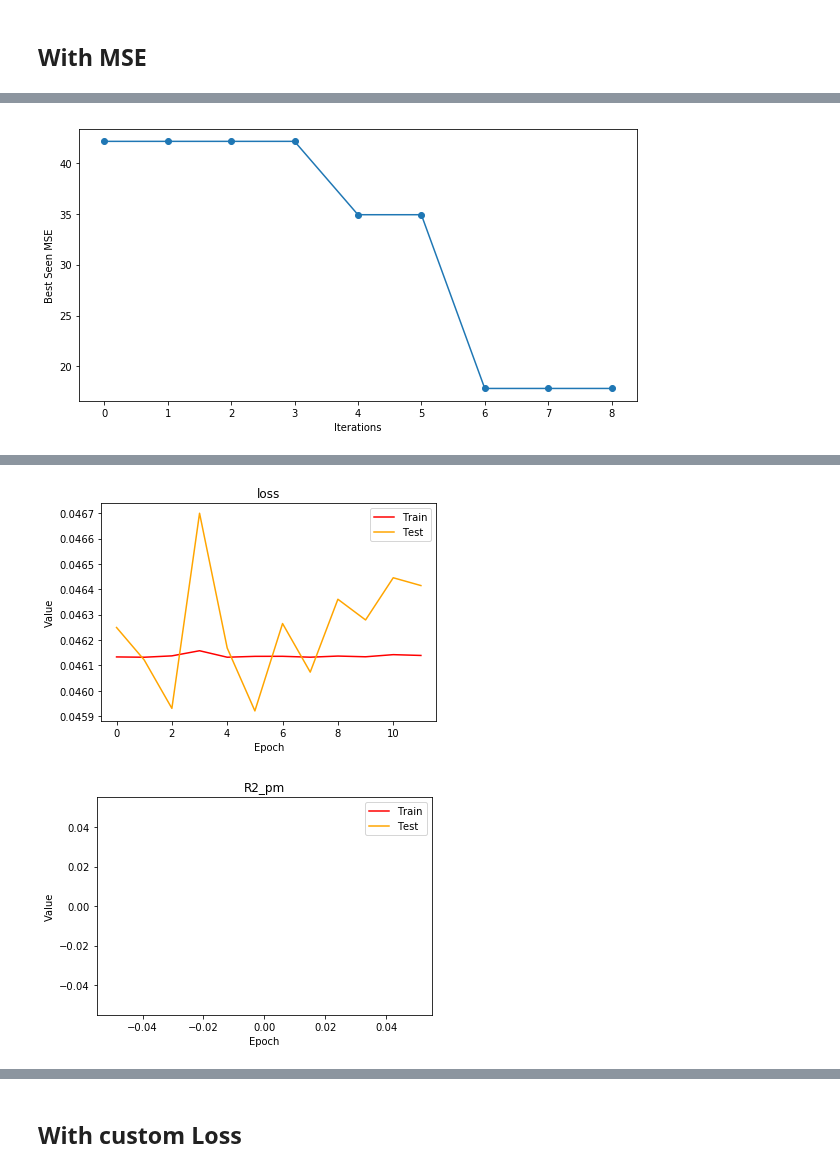
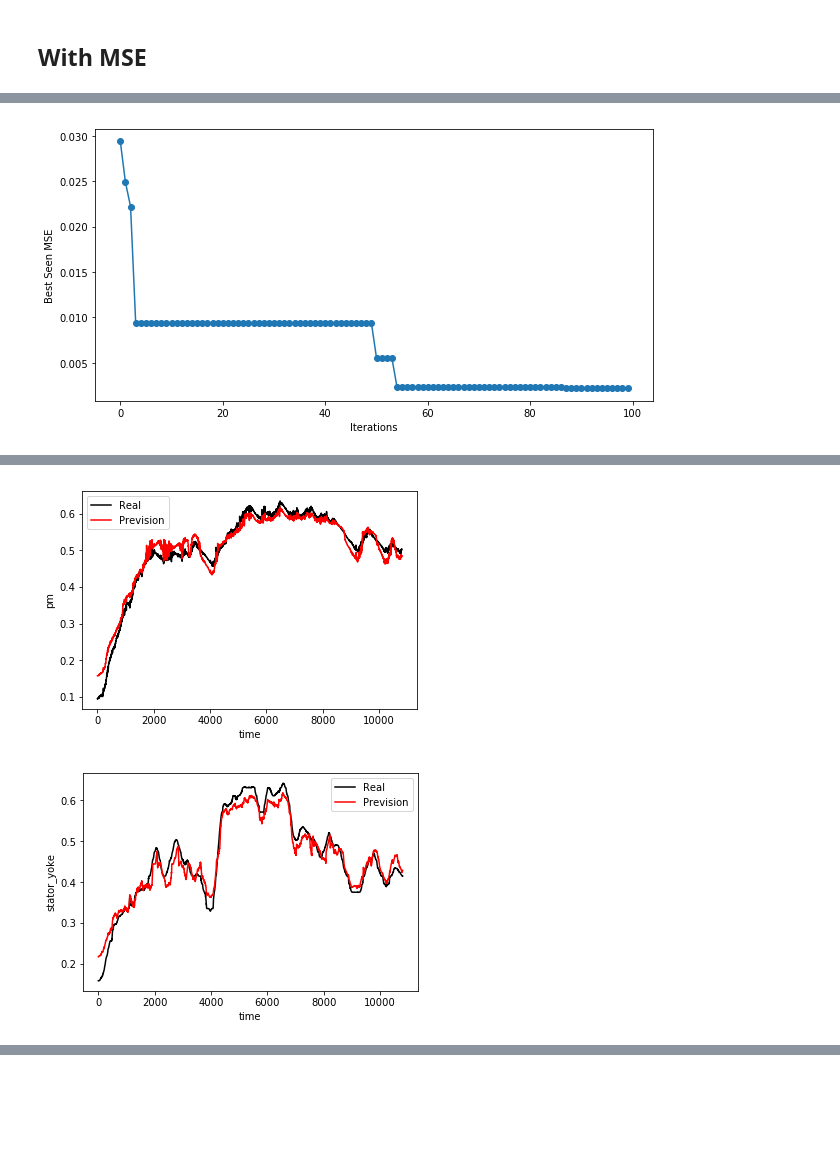
Before and after one commit to moiraghif/Electric-Motor-Temperature, a Jupyter notebook: Rete.ipynb, the cells around one changed output, grey strips where cells are left out. Drawn from its saved outputs; the diff is of its cells as text; code cells hidden in the pictures; blank space fills up the shorter version.

```diff
--- a/Rete.ipynb
+++ b/Rete.ipynb
@@ -150,7 +142,7 @@ def print_predictions(mod, serie, t0=LEN):
         plt.legend()
         plt.show()
 # %%
-def dataloader(data, length=LEN, batch_size=BATCH_SIZE, shuffle=True):
+def dataloader(data, length, batch_size=BATCH_SIZE, shuffle=True):
     tuples = [[(df_i, i) for i in range(len(df)) if i > length]
               for df_i, df in enumerate(data)]
     tuples = sum(tuples, [])  # flattenize
@@ -169,9 +161,6 @@ def dataloader(data, length=LEN, batch_size=BATCH_SIZE, shuffle=True):
                          for df_i, i in sample])
         yield X, Y
         lim, Lim = Lim, Lim + batch_size
-# %%
-TRAIN_SET_TENSOR = [torch.from_numpy(df.values).float().to(DEVICE) for df in N_TRAIN_SET]
-TEST_SET_TENSOR =  [torch.from_numpy(df.values).float().to(DEVICE) for df in N_TEST_SET]
 # %%
 def R2(x, y):
     return np.corrcoef(x, y)[0, 1]**2
@@ -233,7 +222,8 @@ def stop_early(patience_max, times_max=1):
 # %%
 def train(mod, loss_fn, optimizer,
           train_set, test_set,
-          epochs=EPOCHS, batch_size=BATCH_SIZE, previous_size=LEN,
+          previous_size,
+          epochs=EPOCHS, batch_size=BATCH_SIZE,
           early_stopping=None,
           verbose=True):
     "Train the model"
@@ -462,10 +425,12 @@ def print_optimization_results(train_set, test_set, filename,
     print_log = True
     if force_retrain or \
        not (os.path.isfile(log_file) and os.path.isfile(model_file)):
-        optimize(train_set, test_set,
-                 loss_fn=loss_fn,
-                 file_end=filename, epochs=epochs)
+        best_model = optimize(train_set, test_set,
+                              loss_fn=loss_fn,
+                              file_end=filename, epochs=epochs)
         print_log = False
+    else:
+        best_model = torch.load(model_file).to(DEVICE)
 
 
     results = pd.read_csv(log_file)
@@ -475,12 +440,11 @@ def print_optimization_results(train_set, test_set, filename,
         min_obj = np.Inf
         for i, line in results.iterrows():
             if line["Objective"] < min_obj:
-                print(i, line["Objective"])
+                print(line["Trial-ID"], "%.5f" % line["Objective"], sep="\t")
                 min_obj = line["Objective"]
     print("")
     print("Best params:", best_params, sep="\n")
 
-    best_model = torch.load(model_file).to(DEVICE)
     best_optimizer = torch.optim.Adam(params=best_model.parameters(),
                                       lr=best_params["lr"])
 
@@ -492,19 +456,13 @@ def print_optimization_results(train_set, test_set, filename,
     plt.ylabel("Best Seen " + filename)
     plt.show()
 
-    history = train(best_model, loss_fn, best_optimizer,
-                    train_set, test_set,
-                    previous_size=int(best_params["window"]),
-                    early_stopping=stop_early(3, 2))
-
-    plot_history(history)
     print_predictions(best_model, np.random.choice(test_set), int(best_params["window"]))
 
     return best_params, best_model
 # %% [markdown]
 ## With MSE
 # %%
-print_optimization_results(TRAIN_SET_TENSOR, TEST_SET_TENSOR,
+print_optimization_results(TRAIN_SET_TENSOR, VAL_SET_TENSOR,
                            "MSE", loss_fn=torch.nn.MSELoss(),
-                           epochs=10, force_retrain=True)
+                           epochs=100)
 # %% [output]
@@ -531 +486 @@ Name: 14, dtype: object
-[figure, old version]
+[figure, new version]
@@ -533,2 +487,2 @@ Name: 14, dtype: object
-[figure, old version]
+[figure, new version]
-[figure, old version]
+[figure, new version]
@@ -559,2 +507,0 @@ Name: 14, dtype: object
-# %% [markdown]
-## With custom Loss
```
Also changed, not shown: parts of 18 cells of this notebook, 9 other files.
